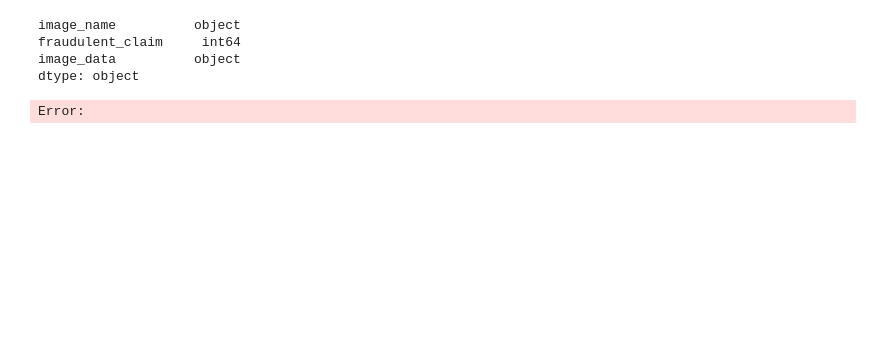
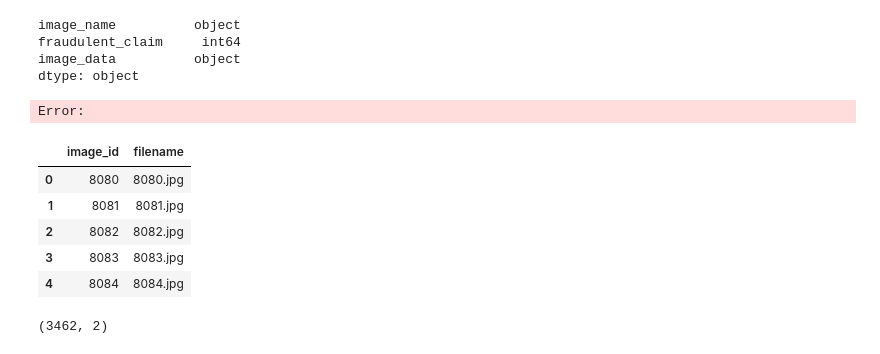
Before and after one commit to Akshay-Paunikar/WNS_Triange_Hackquest, a Jupyter notebook: WNS_TRIANGE_HACKQUEST.ipynb, the cells around one changed output. Cells and saved outputs as stored; diff of their text form; code cells hidden in the pictures; blank space fills up the shorter version.

```diff
--- a/WNS_TRIANGE_HACKQUEST.ipynb
+++ b/WNS_TRIANGE_HACKQUEST.ipynb
@@ -117,0 +162,18 @@ combined_df.drop(columns=['image_data'], inplace=True)
+# %%
+# read the test data
+test_data = pd.read_csv("/content/drive/MyDrive/WNS_TRIANGE_HACKQUEST/dataset/test/test/test.csv")
+# %%
+# first five records
+test_data.head()
+# %% [output]
+|  | image_id | filename |
+| 0 | 8080 | 8080.jpg |
+| 1 | 8081 | 8081.jpg |
+| 2 | 8082 | 8082.jpg |
+| 3 | 8083 | 8083.jpg |
+| 4 | 8084 | 8084.jpg |
+# %%
+# shape of dataset
+test_data.shape
+# %% [output]
+(3462, 2)
```
Also changed, not shown: parts of 33 cells of this notebook.
